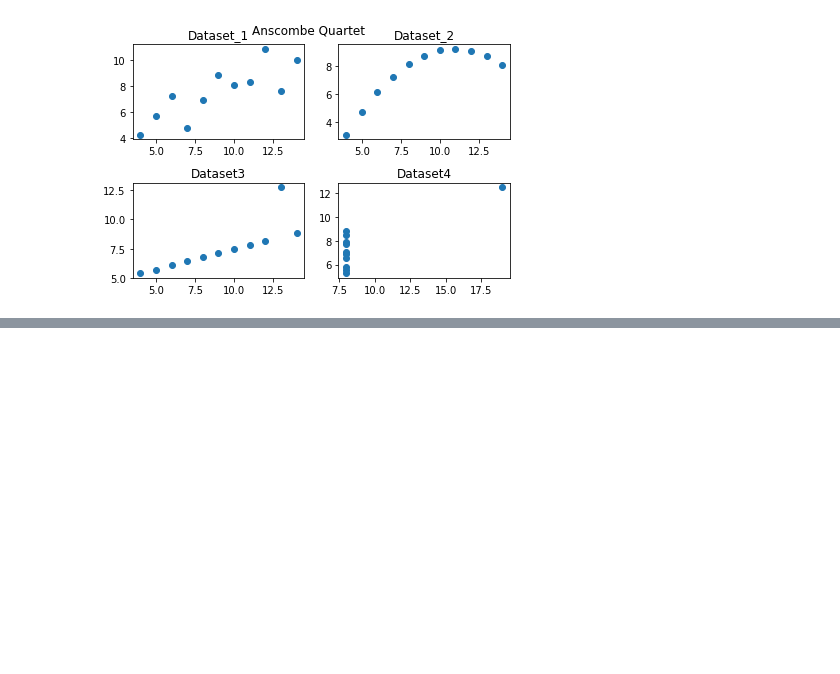
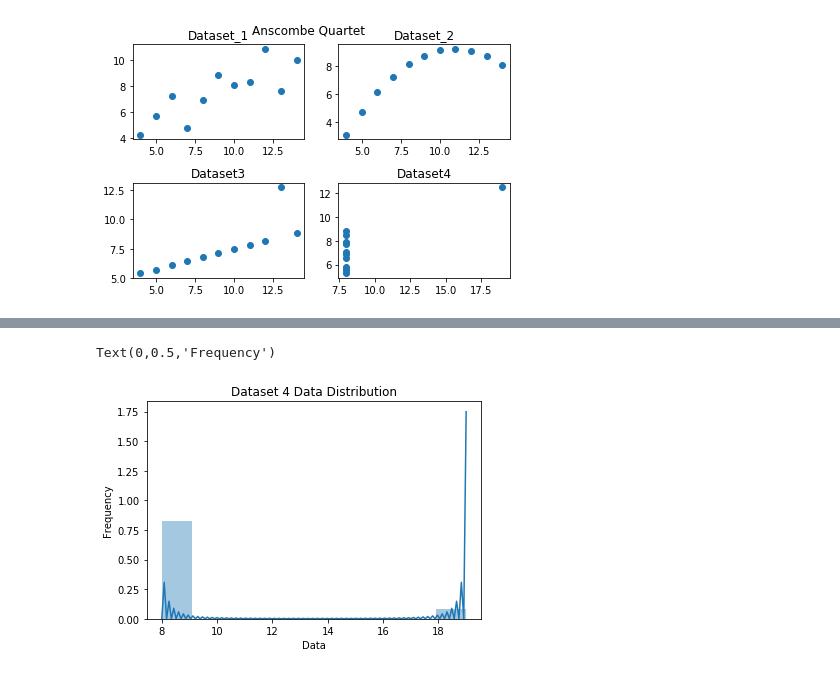
Before and after one commit to MarcoMen-Temp/Fundamentals-Practice, a Jupyter notebook: Anscombe Quartet Analysis.ipynb, the cells around one changed output, grey strips where cells are left out. Saved outputs shown, nothing was run; the diff lists cells and outputs as text; code cells hidden in the pictures; blank space fills up the shorter version.

```diff
--- a/Anscombe Quartet Analysis.ipynb
+++ b/Anscombe Quartet Analysis.ipynb
@@ -339,0 +377,8 @@ We can run model diagnostics on our data using residuals and QQ plots to see how
+# %%
+ax4 = sns.distplot(ds_4['x'], bins= 10, kde=True)
+ax4.set_title('Dataset 4 Data Distribution')
+ax4.set_xlabel('Data')
+ax4.set_ylabel('Frequency')
+# %% [output]
+Text(0,0.5,'Frequency')
+[figure, added]
```
Also changed, not shown: parts of 4 cells of this notebook.
